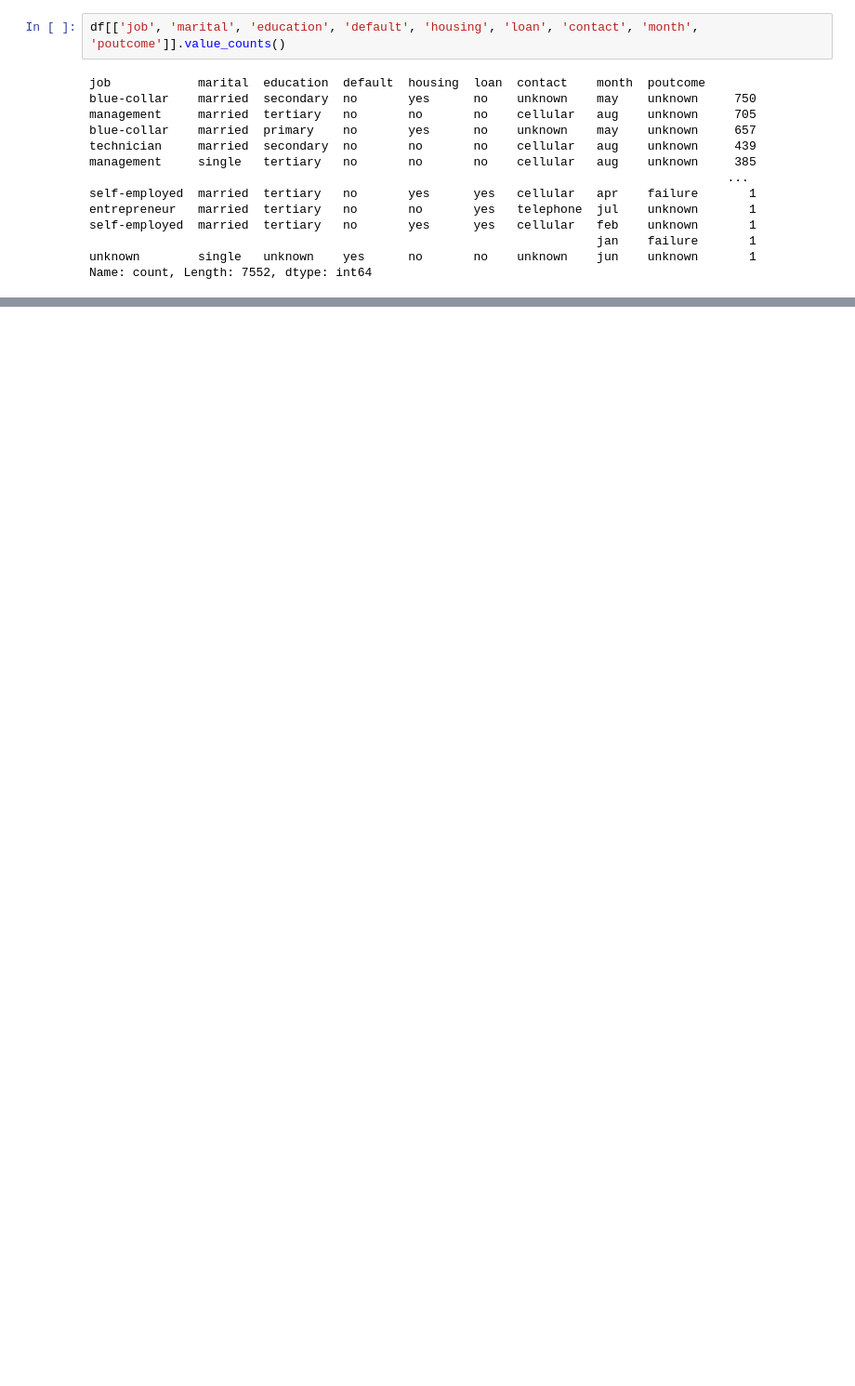
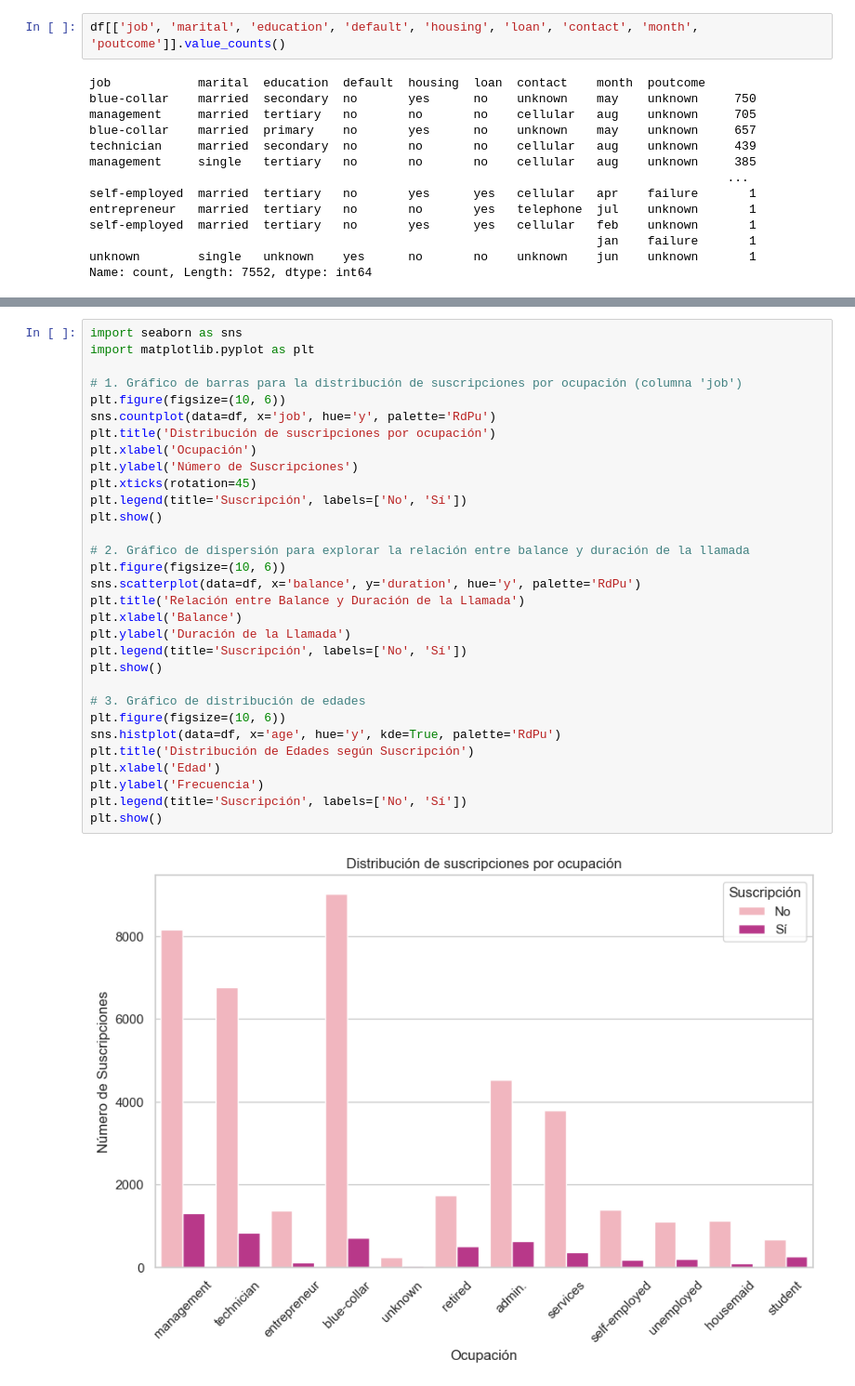
Before and after one commit to cflorido/banking-subscription-prediction, a Jupyter notebook: AnalisisDatos.ipynb, the cells around one changed output, grey strips where cells are left out. Shown at 93% size. Saved outputs shown, nothing was run; the diff lists cells and outputs as text; blank space fills up the shorter version.

```diff
--- a/AnalisisDatos.ipynb
+++ b/AnalisisDatos.ipynb
@@ -447,0 +448,33 @@ Passing `palette` without assigning `hue` is deprecated and will be removed in v
+# %%
+import seaborn as sns
+import matplotlib.pyplot as plt
+
+# 1. Gráfico de barras para la distribución de suscripciones por ocupación (columna 'job')
+plt.figure(figsize=(10, 6))
+sns.countplot(data=df, x='job', hue='y', palette='RdPu')
+plt.title('Distribución de suscripciones por ocupación')
+plt.xlabel('Ocupación')
+plt.ylabel('Número de Suscripciones')
+plt.xticks(rotation=45)
+plt.legend(title='Suscripción', labels=['No', 'Sí'])
+plt.show()
+
+# 2. Gráfico de dispersión para explorar la relación entre balance y duración de la llamada
+plt.figure(figsize=(10, 6))
+sns.scatterplot(data=df, x='balance', y='duration', hue='y', palette='RdPu')
+plt.title('Relación entre Balance y Duración de la Llamada')
+plt.xlabel('Balance')
+plt.ylabel('Duración de la Llamada')
+plt.legend(title='Suscripción', labels=['No', 'Sí'])
+plt.show()
+
+# 3. Gráfico de distribución de edades
+plt.figure(figsize=(10, 6))
+sns.histplot(data=df, x='age', hue='y', kde=True, palette='RdPu')
+plt.title('Distribución de Edades según Suscripción')
+plt.xlabel('Edad')
+plt.ylabel('Frecuencia')
+plt.legend(title='Suscripción', labels=['No', 'Sí'])
+plt.show()
+# %% [output]
+[figure, added]
```
Also changed, not shown: parts of 15 cells of this notebook.
